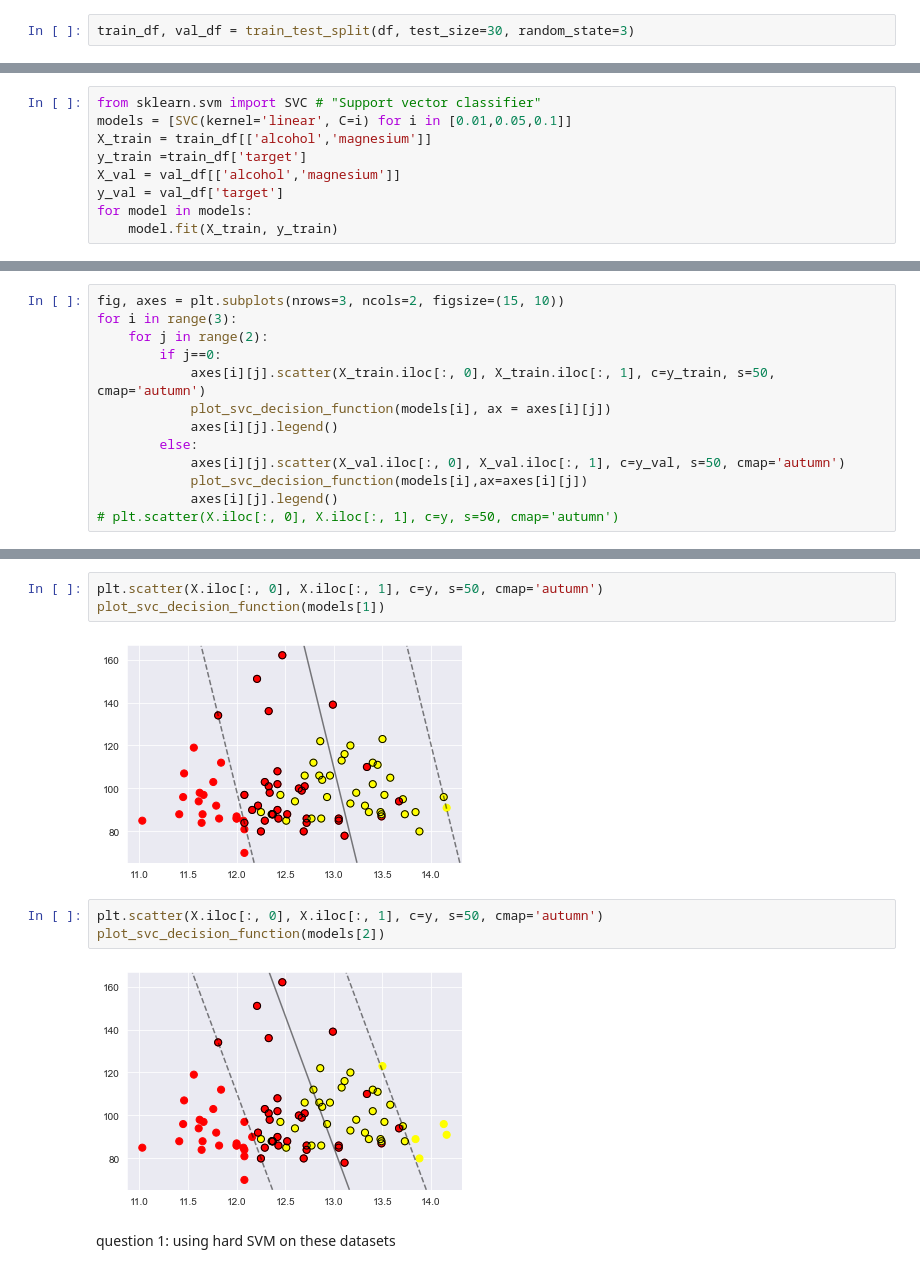
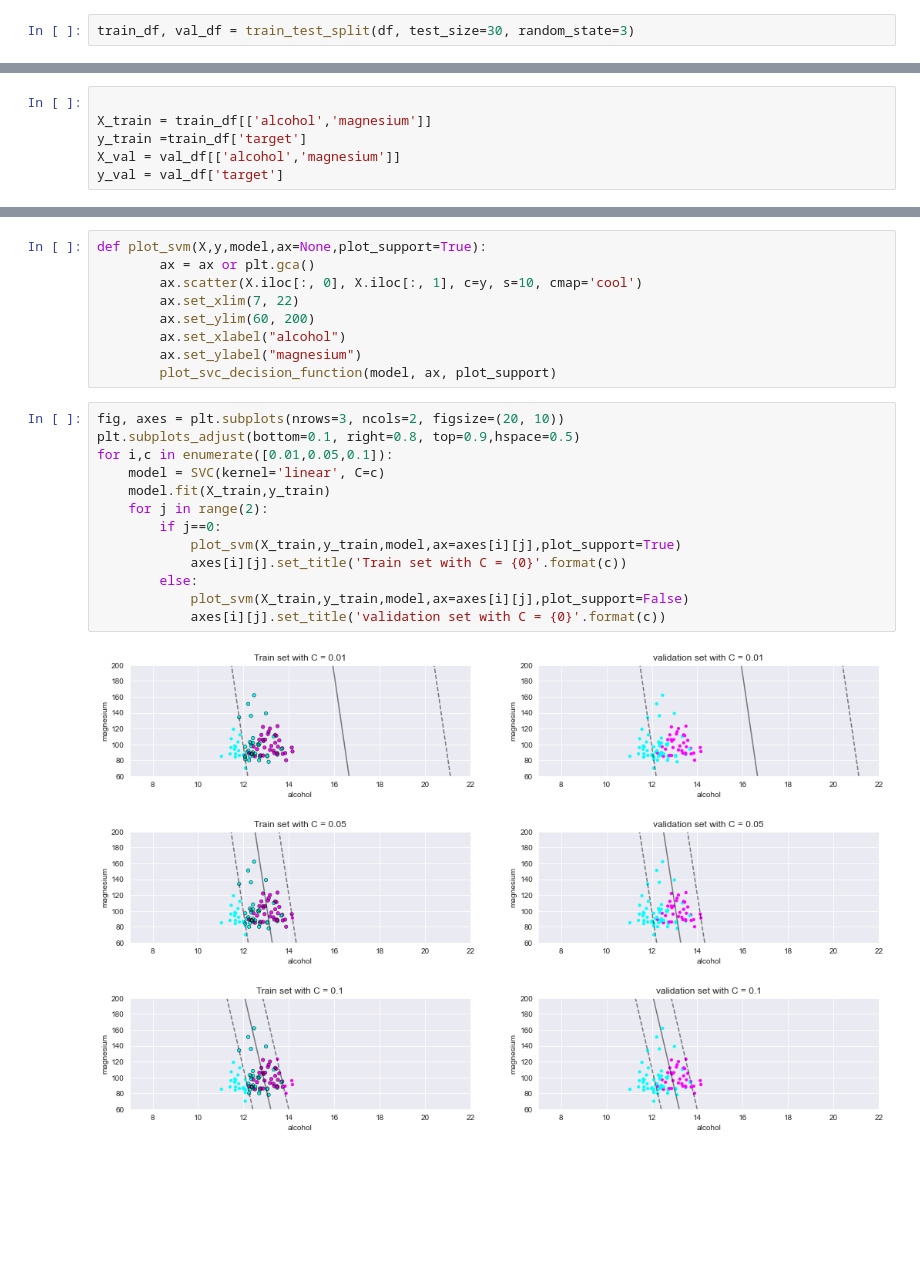
Before and after one commit to Hadar-Sug/ML1_HW2, a Jupyter notebook: HW2_Q1.ipynb, the cells around one changed output, grey strips where cells are left out. Saved outputs shown, nothing was run; the diff lists cells and outputs as text; blank space fills up the shorter version.

```diff
--- a/HW2_Q1.ipynb
+++ b/HW2_Q1.ipynb
@@ -32,9 +61,6 @@ fg.map(plt.scatter, 'magnesium','alcohol').add_legend()
 # %%
-from sklearn.svm import SVC # "Support vector classifier"
-models = [SVC(kernel='linear', C=i) for i in [0.01,0.05,0.1]]
+
 X_train = train_df[['alcohol','magnesium']]
 y_train =train_df['target']
 X_val = val_df[['alcohol','magnesium']]
 y_val = val_df['target']
-for model in models:
-    model.fit(X_train, y_train)
@@ -66,13 +66,0 @@ def plot_svc_decision_function(model, ax=None, plot_support=True):
-# %%
-fig, axes = plt.subplots(nrows=3, ncols=2, figsize=(15, 10))
-for i in range(3):
-    for j in range(2):
-        if j==0:
-            axes[i][j].scatter(X_train.iloc[:, 0], X_train.iloc[:, 1], c=y_train, s=50, cmap='autumn')
-            plot_svc_decision_function(models[i], ax = axes[i][j])
-            axes[i][j].legend()
-        else:
-            axes[i][j].scatter(X_val.iloc[:, 0], X_val.iloc[:, 1], c=y_val, s=50, cmap='autumn')
-            plot_svc_decision_function(models[i],ax=axes[i][j])
-            axes[i][j].legend()
-# plt.scatter(X.iloc[:, 0], X.iloc[:, 1], c=y, s=50, cmap='autumn')
@@ -87,12 +67,24 @@ No handles with labels found to put in legend.
-# %%
-plt.scatter(X.iloc[:, 0], X.iloc[:, 1], c=y, s=50, cmap='autumn')
-plot_svc_decision_function(models[1])
-# %% [output]
-[figure, removed]
-# %%
-plt.scatter(X.iloc[:, 0], X.iloc[:, 1], c=y, s=50, cmap='autumn')
-plot_svc_decision_function(models[2])
-# %% [output]
-[figure, removed]
-# %% [markdown]
-question 1: using hard SVM on these datasets
+# %%
+def plot_svm(X,y,model,ax=None,plot_support=True):
+        ax = ax or plt.gca()
+        ax.scatter(X.iloc[:, 0], X.iloc[:, 1], c=y, s=10, cmap='cool')
+        ax.set_xlim(7, 22)
+        ax.set_ylim(60, 200)
+        ax.set_xlabel("alcohol")
+        ax.set_ylabel("magnesium")
+        plot_svc_decision_function(model, ax, plot_support)
+# %%
+fig, axes = plt.subplots(nrows=3, ncols=2, figsize=(20, 10))
+plt.subplots_adjust(bottom=0.1, right=0.8, top=0.9,hspace=0.5)
+for i,c in enumerate([0.01,0.05,0.1]):
+    model = SVC(kernel='linear', C=c)
+    model.fit(X_train,y_train)
+    for j in range(2):
+        if j==0:
+            plot_svm(X_train,y_train,model,ax=axes[i][j],plot_support=True)
+            axes[i][j].set_title('Train set with C = {0}'.format(c))
+        else:
+            plot_svm(X_train,y_train,model,ax=axes[i][j],plot_support=False)
+            axes[i][j].set_title('validation set with C = {0}'.format(c))
+# %% [output]
+[figure, added]
```
Also changed, not shown: parts of 9 cells of this notebook.
